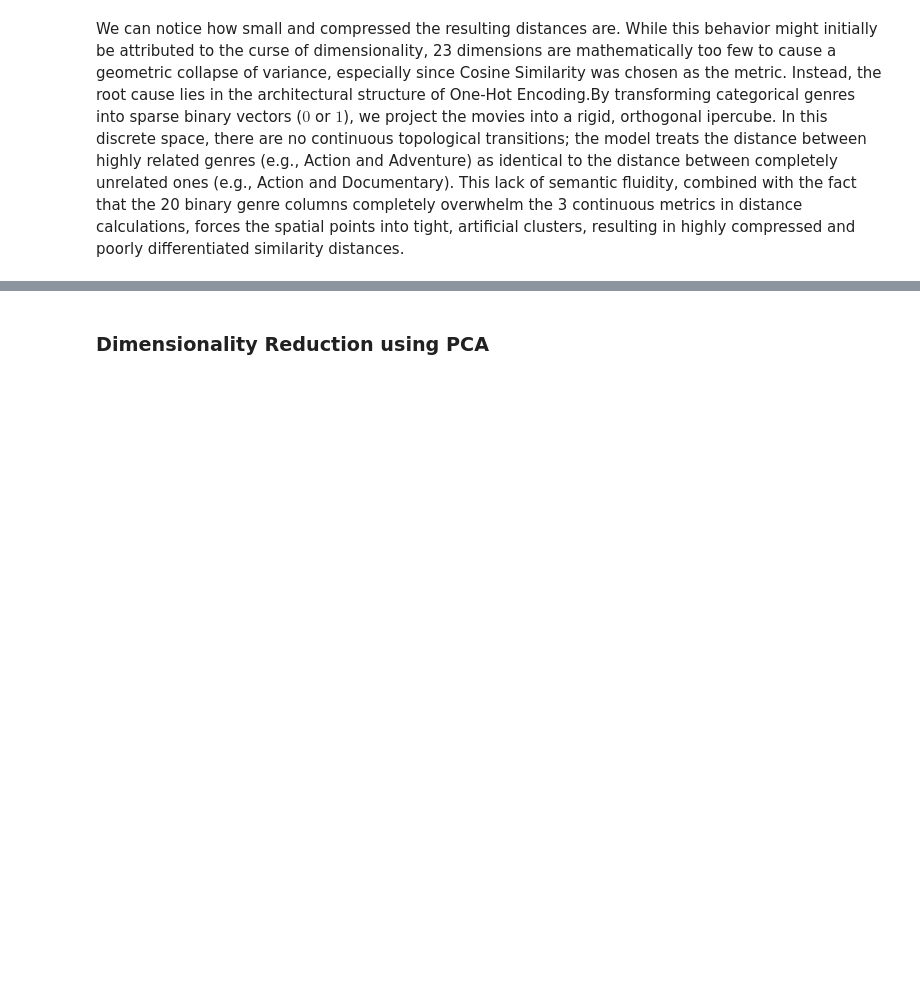
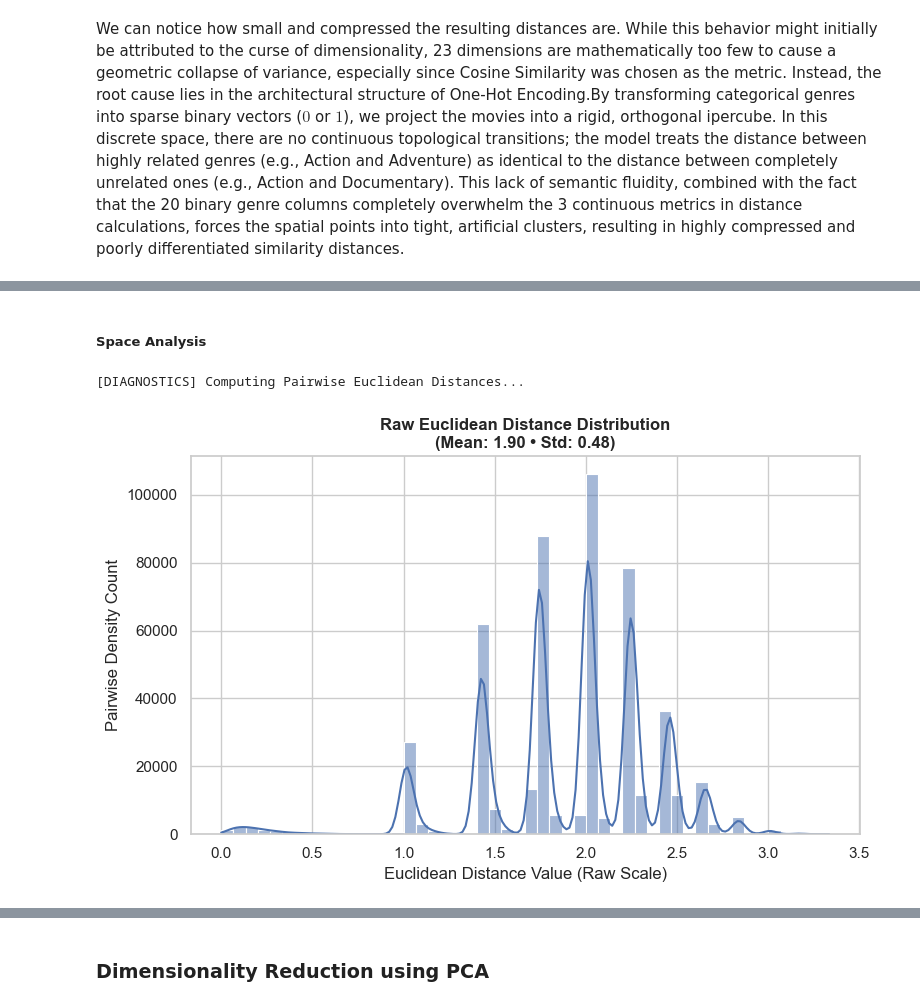
Before and after one commit to DanieleDiSpirito/uni, a Jupyter notebook: terzo_anno/machine_learning/project/main.ipynb, the cells around one changed output, grey strips where cells are left out. Drawn from its saved outputs; the diff is of its cells as text; code cells hidden in the pictures; blank space fills up the shorter version.

```diff
--- a/terzo_anno/machine_learning/project/main.ipynb
+++ b/terzo_anno/machine_learning/project/main.ipynb
@@ -813,0 +829,34 @@ We can notice how small and compressed the resulting distances are. While this b
+# %% [markdown]
+##### Space Analysis
+# %%
+# =====================================================================
+# DIAGNOSTICS: EUCLIDEAN DISTANCE PAIRWISE DISTRIBUTION
+# =====================================================================
+print("[DIAGNOSTICS] Computing Pairwise Euclidean Distances...")
+
+# 1. Isolate the final integrated matrix (20 Genres + Popularity, Year, Rating)
+# Ensure data normalization is applied to preserve feature domain equilibrium
+np.random.seed(42)
+sample_idx = np.random.choice(matrix_structural.shape[0], size=min(1000, matrix_structural.shape[0]), replace=False)
+matrix_sample = matrix_structural[sample_idx]
+
+# Compute Euclidean Distance on Raw Data
+euclidean_raw = euclidean_distances(matrix_sample)
+# Extract unique pairs from the upper triangle to avoid duplication
+raw_flat = euclidean_raw[np.triu_indices_from(euclidean_raw, k=1)]
+
+# 2. PLOT THE DISTRIBUTIONS
+plt.figure(figsize=(8, 5))
+sns.set_theme(style="whitegrid")
+
+# Raw Euclidean Plot
+sns.histplot(raw_flat, bins=50, kde=True, color='#4C72B0', edgecolor='white')
+plt.title(f'Raw Euclidean Distance Distribution\n(Mean: {np.mean(raw_flat):.2f} • Std: {np.std(raw_flat):.2f})', fontweight='bold')
+plt.xlabel('Euclidean Distance Value (Raw Scale)')
+plt.ylabel('Pairwise Density Count')
+
+plt.tight_layout()
+plt.show()
+# %% [output]
+[DIAGNOSTICS] Computing Pairwise Euclidean Distances...
+[figure, added]
```
Also changed, not shown: parts of 53 cells of this notebook.
